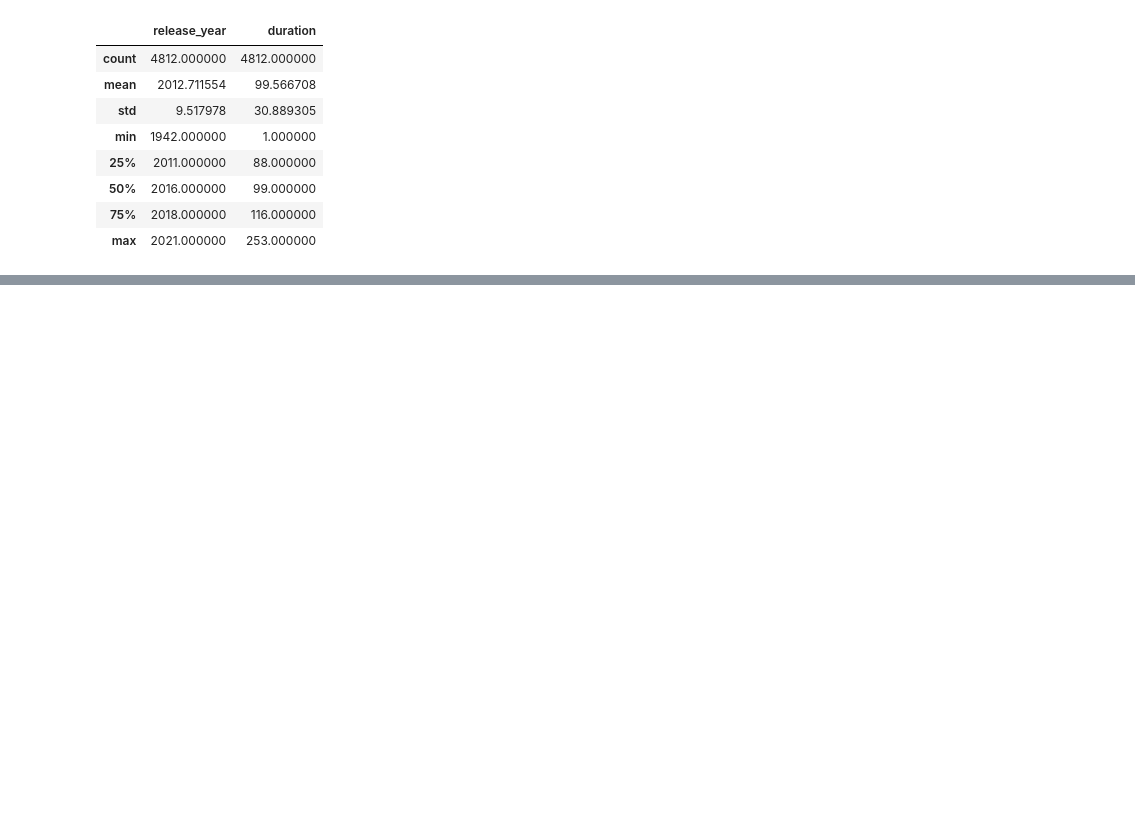
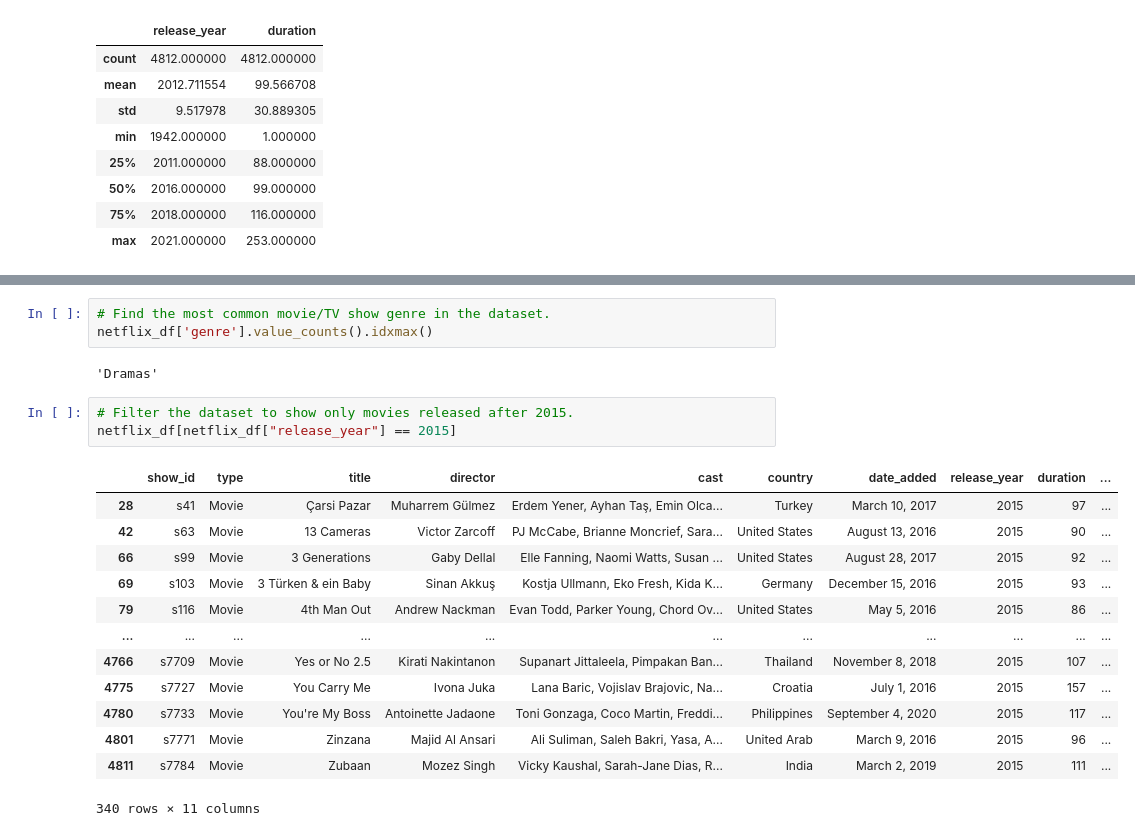
Before and after one commit to AbdallahM19/netflix_notebook, a Jupyter notebook: day_1.ipynb, the cells around one changed output, grey strips where cells are left out. Drawn from its saved outputs; the diff is of its cells as text; blank space fills up the shorter version.

```diff
--- a/day_1.ipynb
+++ b/day_1.ipynb
@@ -58,0 +75,22 @@ netflix_df.describe()
+# %%
+# Find the most common movie/TV show genre in the dataset.
+netflix_df['genre'].value_counts().idxmax()
+# %% [output]
+'Dramas'
+# %%
+# Filter the dataset to show only movies released after 2015.
+netflix_df[netflix_df["release_year"] == 2015]
+# %% [output]
+|  | show_id | type | title | director | cast | country | date_added | release_year | duration | ... |
+| 28 | s41 | Movie | Çarsi Pazar | Muharrem Gülmez | Erdem Yener, Ayhan Taş, Emin Olca... | Turkey | March 10, 2017 | 2015 | 97 | ... |
+| 42 | s63 | Movie | 13 Cameras | Victor Zarcoff | PJ McCabe, Brianne Moncrief, Sara... | United States | August 13, 2016 | 2015 | 90 | ... |
+| 66 | s99 | Movie | 3 Generations | Gaby Dellal | Elle Fanning, Naomi Watts, Susan ... | United States | August 28, 2017 | 2015 | 92 | ... |
+| 69 | s103 | Movie | 3 Türken & ein Baby | Sinan Akkuş | Kostja Ullmann, Eko Fresh, Kida K... | Germany | December 15, 2016 | 2015 | 93 | ... |
+| 79 | s116 | Movie | 4th Man Out | Andrew Nackman | Evan Todd, Parker Young, Chord Ov... | United States | May 5, 2016 | 2015 | 86 | ... |
+| ... | ... | ... | ... | ... | ... | ... | ... | ... | ... | ... |
+| 4766 | s7709 | Movie | Yes or No 2.5 | Kirati Nakintanon | Supanart Jittaleela, Pimpakan Ban... | Thailand | November 8, 2018 | 2015 | 107 | ... |
+| 4775 | s7727 | Movie | You Carry Me | Ivona Juka | Lana Baric, Vojislav Brajovic, Na... | Croatia | July 1, 2016 | 2015 | 157 | ... |
+| 4780 | s7733 | Movie | You're My Boss | Antoinette Jadaone | Toni Gonzaga, Coco Martin, Freddi... | Philippines | September 4, 2020 | 2015 | 117 | ... |
+| 4801 | s7771 | Movie | Zinzana | Majid Al Ansari | Ali Suliman, Saleh Bakri, Yasa, A... | United Arab | March 9, 2016 | 2015 | 96 | ... |
+| 4811 | s7784 | Movie | Zubaan | Mozez Singh | Vicky Kaushal, Sarah-Jane Dias, R... | India | March 2, 2019 | 2015 | 111 | ... |
+340 rows × 11 columns
```
Also changed, not shown: parts of 3 cells of this notebook.
